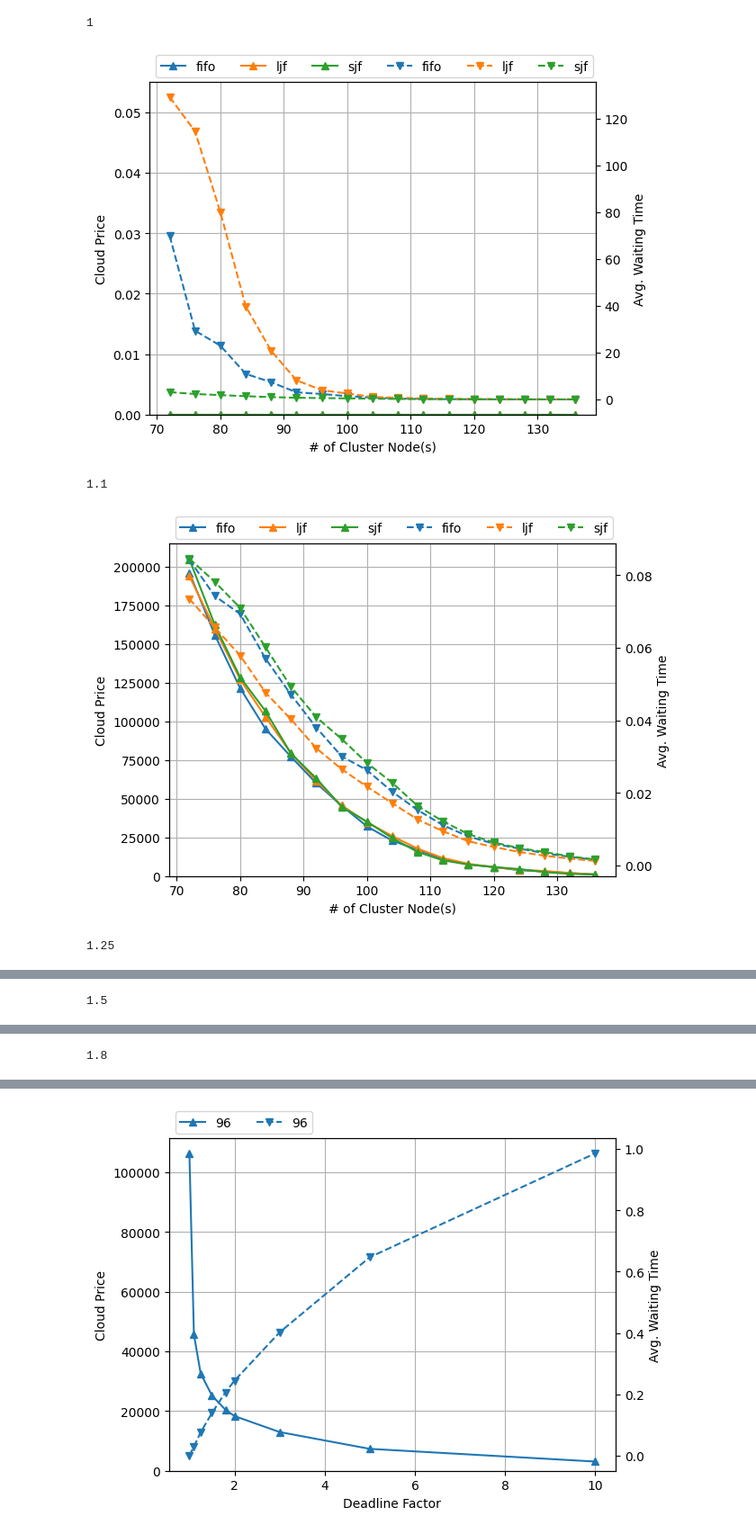
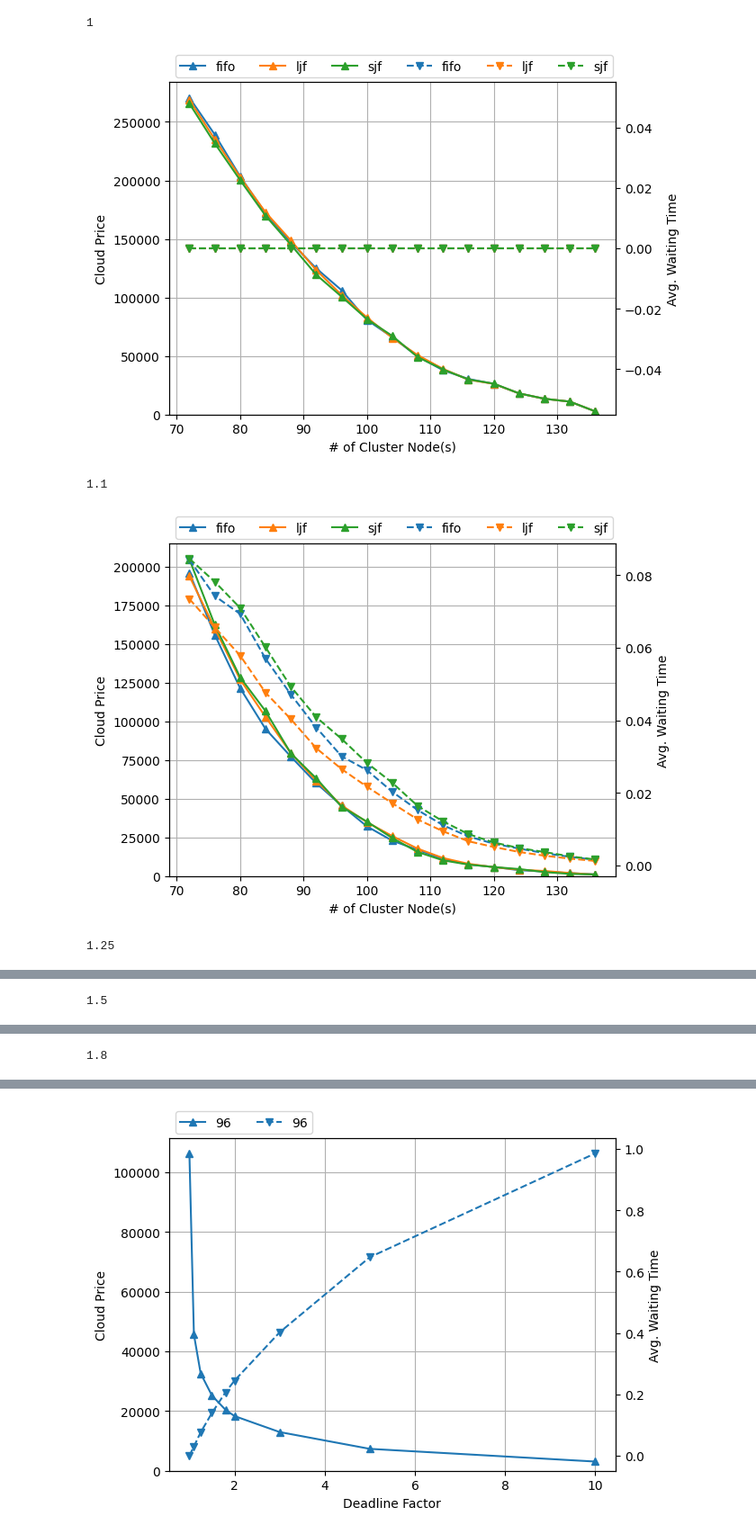
Before and after one commit to michaelzhiluo/starburst, a Jupyter notebook: simulators/plot.ipynb, the cells around one changed output, grey strips where cells are left out. Shown at 90% size. Saved outputs shown, nothing was run; the diff lists cells and outputs as text; code cells hidden in the pictures.

```diff
--- a/simulators/plot.ipynb
+++ b/simulators/plot.ipynb
@@ -144,3 +149,12 @@ def plot_waiting_cost_graph(results_df, title=None):
               bbox_to_anchor=(0, 0.90, 1, 0.2), loc="upper left")
     ax.grid(True, which='both')
     plt.show()
+# %%
+hybrid_results_df = None
+for ddl in [1.5]:
+    print(ddl)
+    file = open(f'logs/vjw_philly_{ddl}_cont.log', 'rb')
+    asdf = pickle.load(file)
+    hybrid_results_df = create_results_df(asdf)
+    hybrid_results_df["deadline"] = ddl
+    plot_waiting_cost_graph(hybrid_results_df)
@@ -147,20 +164,18 @@ def plot_waiting_cost_graph(results_df, title=None):
 # %%
 hybrid_results = {}
 hybrid_results_df = None
-for ddl in [1, 1.1, 1.25, 1.5, 1.8, 2, 3, 5, 10, 1e9]:
+for ddl in [1, 1.1, 1.25, 1.5, 1.8, 2, 3, 5, 10, 1000]:
     print(ddl)
-    if ddl == 1e9:
-        ddl = int(ddl)
-    file = open(f'logs/vjw_philly_{ddl}_cont.log', 'rb')
+    file = open(f'/home/gcpuser/logs/vjw_philly_{ddl}_cont.log', 'rb')
     hybrid_results[ddl] = pickle.load(file)
     hybrid_results_df = create_results_df(hybrid_results[ddl])
     hybrid_results_df["deadline"] = ddl
-    if ddl == 1e9:
+    if ddl == 1:
         hybrid_results_df['waiting_time'] = 0
     plot_waiting_cost_graph(hybrid_results_df)
 # %% [output]
 1
-[figure, old version]
+[figure, new version]
 1.1
 [figure]
 1.25
```
Also changed, not shown: parts of 7 cells of this notebook, 1 other file.
